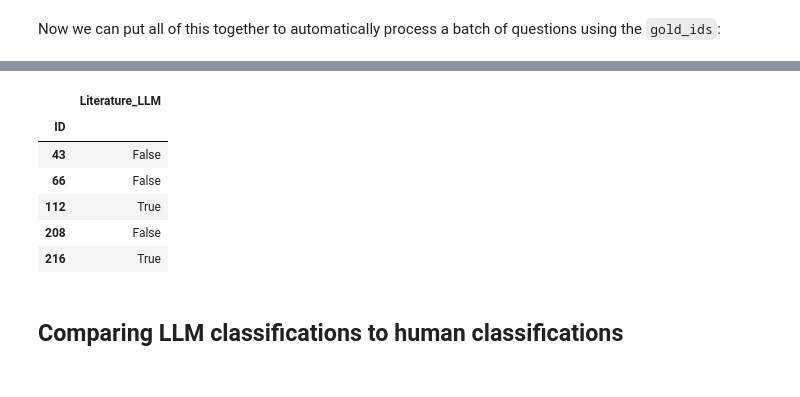
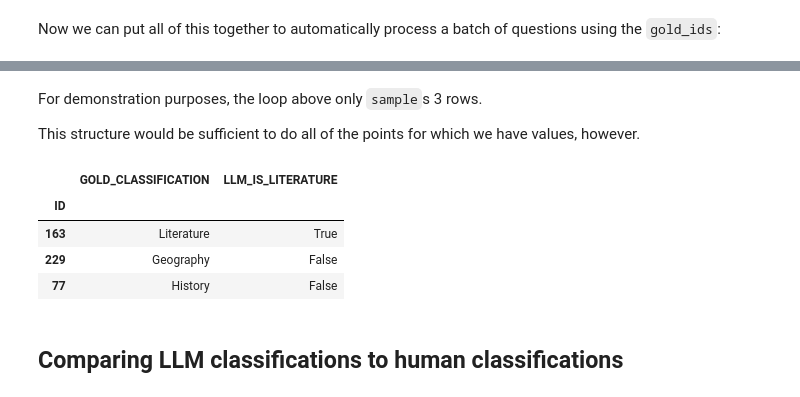
Before and after one commit to erikfredner/tap-2024, a Jupyter notebook: lesson_2.ipynb, the cells around one changed output, grey strips where cells are left out. Cells and saved outputs as stored; diff of their text form; code cells hidden in the pictures.

```diff
--- a/lesson_2.ipynb
+++ b/lesson_2.ipynb
@@ -483,0 +468,4 @@ Assistant response: {"Literature": false}
+# %%
+output = dict()
+
+test_id = gold_labels.sample(1)['ID'].values
@@ -497,13 +535,4 @@ for id in random.sample(gold_ids, 20):
-# %%
-output = pd.DataFrame(l)
-output.columns = ["ID", "Literature_LLM"]
-output.set_index("ID", inplace=True)
-output
-# %% [output]
-|  | Literature_LLM |
-| ID |  |
-| 43 | False |
-| 66 | False |
-| 112 | True |
-| 208 | False |
-| 216 | True |
+# %% [markdown]
+For demonstration purposes, the loop above only `sample`s 3 rows.
+
+This structure would be sufficient to do all of the points for which we have values, however.
@@ -510,2 +541,12 @@ output
+# %%
+output.columns = ["ID", "GOLD_CLASSIFICATION", "LLM_IS_LITERATURE"]
+output.set_index("ID", inplace=True)
+output
+# %% [output]
+|  | GOLD_CLASSIFICATION | LLM_IS_LITERATURE |
+| ID |  |  |
+| 163 | Literature | True |
+| 229 | Geography | False |
+| 77 | History | False |
 # %% [markdown]
 ## Comparing LLM classifications to human classifications
```
Also changed, not shown: parts of 39 cells of this notebook.
